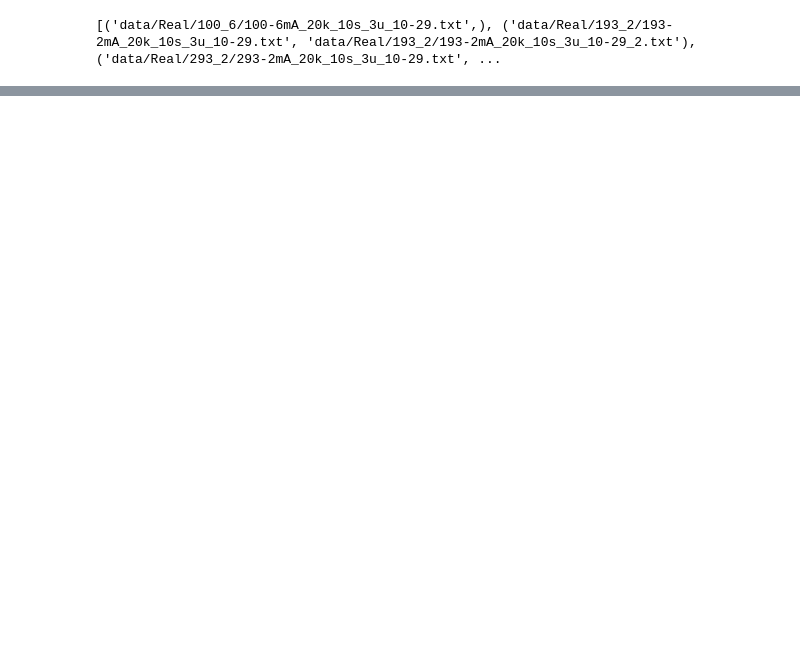
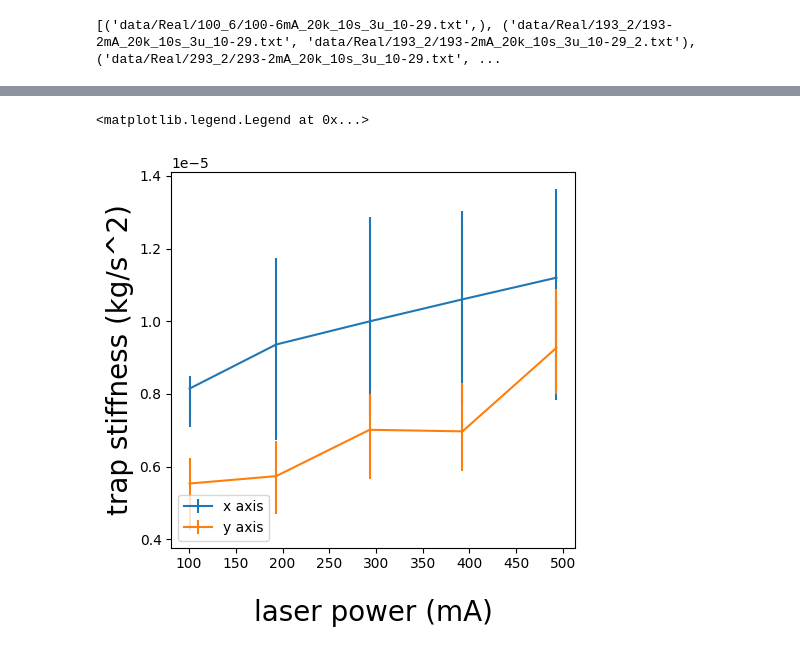
Before and after one commit to Snowton/jlab, a Jupyter notebook: Optical-Trap-master/brownian_analysis.ipynb, the cells around one changed output, grey strips where cells are left out. Saved outputs shown, nothing was run; the diff lists cells and outputs as text; code cells hidden in the pictures; blank space fills up the shorter version.

```diff
--- a/Optical-Trap-master/brownian_analysis.ipynb
+++ b/Optical-Trap-master/brownian_analysis.ipynb
@@ -183,0 +291,35 @@ for power in fits:
+# %%
+alphas = []
+for axis, powers_axis in enumerate(f0s):
+    points = []
+    for i, power in enumerate(powers_axis):
+        trial_alphas = []
+        trial_lerrs = []
+        trial_herrs = []
+        for trial in power:
+            alpha = trial['f0'] * 2 * np.pi * beta_23c
+            alphalerr = ((trial['lerr'] / trial['f0']) ** 2 + (beta_err / beta_23c) ** 2) ** 0.5 * alpha
+            alphaherr = ((trial['herr'] / trial['f0']) ** 2 + (beta_err / beta_23c) ** 2) ** 0.5 * alpha
+            trial_alphas += [float(alpha)]
+            trial_lerrs += [float(alphalerr)]
+            trial_herrs += [float(alphaherr)]
+            # plt.errorbar(laser_powers[i], alpha, yerr=(alphalerr, alphaherr))
+        mean_alpha = sum(trial_alphas) / len(trial_alphas)
+        trial_lerrs = np.array(trial_lerrs)
+        trial_herrs = np.array(trial_herrs)
+        lerr_alpha = np.sqrt(np.sum(trial_lerrs ** 2))
+        herr_alpha = np.sqrt(np.sum(trial_herrs ** 2))
+        points += [[laser_powers[i], float(mean_alpha), float(lerr_alpha), float(herr_alpha)]]
+    points = np.array(points)
+    alphas += [points[:,1]]
+    plt.errorbar(points[:,0], points[:,1], yerr=(points[:,2], points[:,3]), label=f'{"x" if axis==0 else "y"} axis')
+
+plt.xlabel(r'laser power (mA)', fontsize=20, labelpad=20)
+plt.ylabel(r'trap stiffness (kg/s^2)', fontsize=20)
+# plt.legend(loc="upper right" if ind != 4 else "lower right",fontsize=15,ncol = 1)
+# add title if necessary
+# plt.title(f'{laser_powers[i]}mA laser, {"x" if axis==0 else "y"}', fontsize=20)
+plt.legend(loc="lower left",fontsize=10,ncol = 1)
+# %% [output]
+<matplotlib.legend.Legend at 0x...>
+[figure, added]
```
Also changed, not shown: parts of 8 cells of this notebook, 26 other files.
